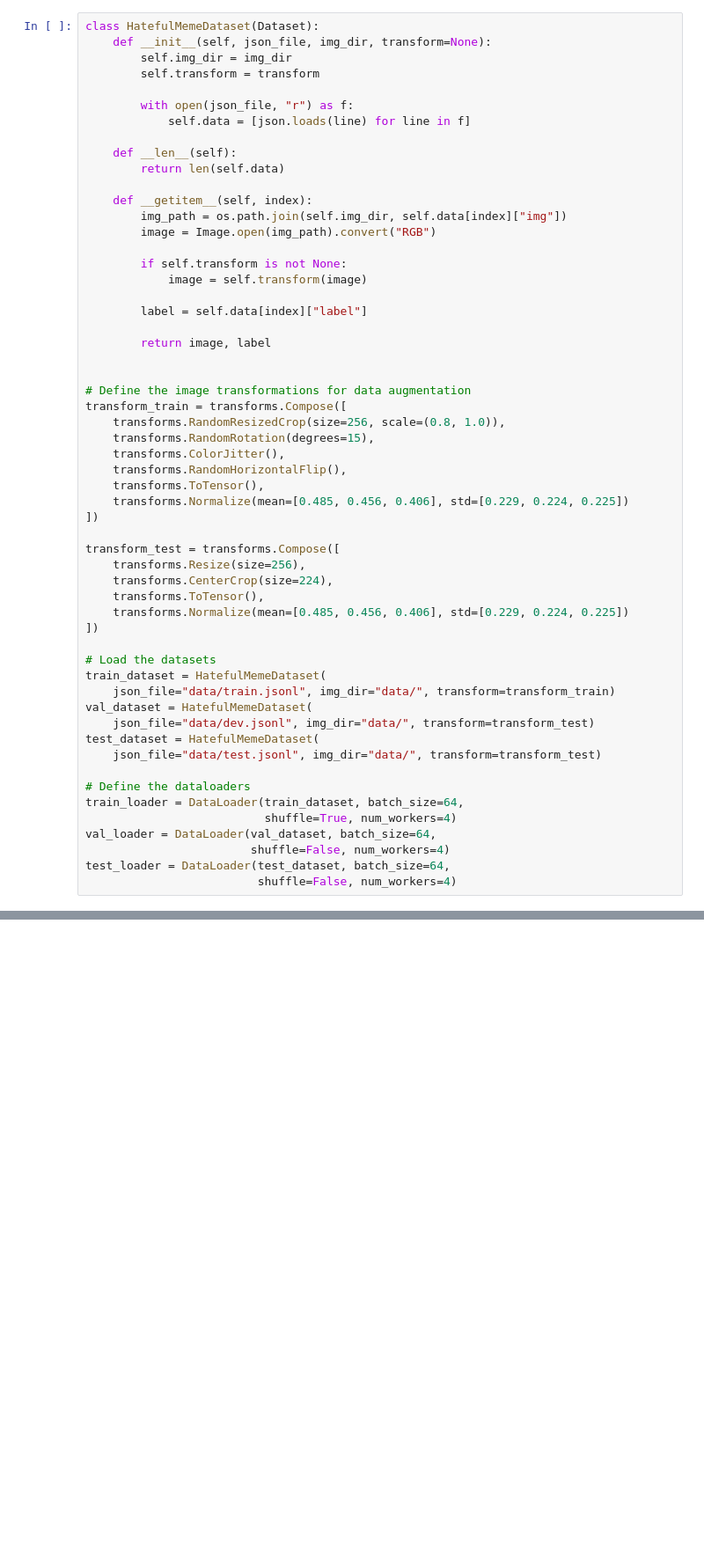
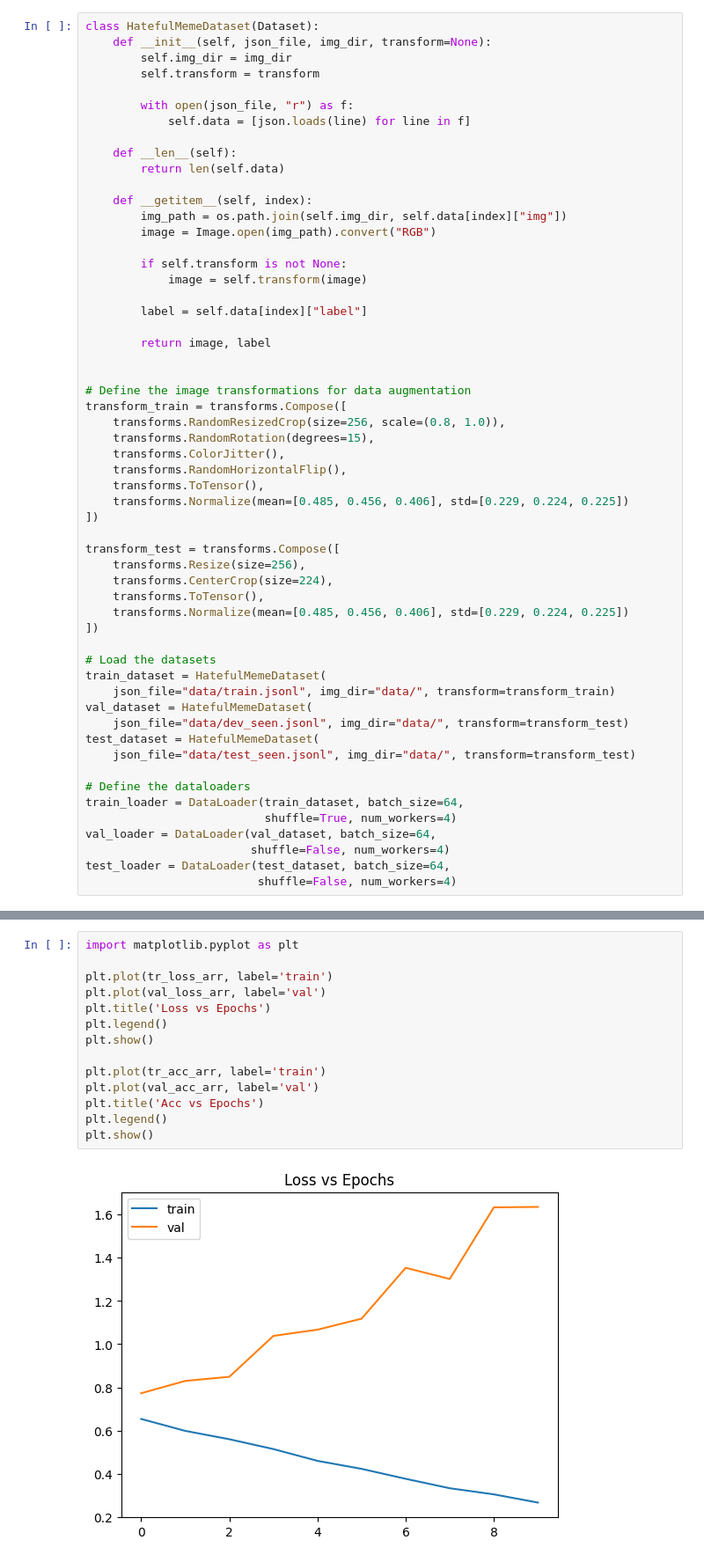
Before and after one commit to aayushgakhar/dl_assignments, a Jupyter notebook: a4/q1.ipynb, the cells around one changed output, grey strips where cells are left out. Shown at 88% size. Saved outputs shown, nothing was run; the diff lists cells and outputs as text; blank space fills up the shorter version.

```diff
--- a/a4/q1.ipynb
+++ b/a4/q1.ipynb
@@ -55,9 +57,9 @@ transform_test = transforms.Compose([
 train_dataset = HatefulMemeDataset(
     json_file="data/train.jsonl", img_dir="data/", transform=transform_train)
 val_dataset = HatefulMemeDataset(
-    json_file="data/dev.jsonl", img_dir="data/", transform=transform_test)
+    json_file="data/dev_seen.jsonl", img_dir="data/", transform=transform_test)
 test_dataset = HatefulMemeDataset(
-    json_file="data/test.jsonl", img_dir="data/", transform=transform_test)
+    json_file="data/test_seen.jsonl", img_dir="data/", transform=transform_test)
 
 # Define the dataloaders
 train_loader = DataLoader(train_dataset, batch_size=64,
@@ -158,0 +164,16 @@ with torch.no_grad():
+# %%
+import matplotlib.pyplot as plt
+
+plt.plot(tr_loss_arr, label='train')
+plt.plot(val_loss_arr, label='val')
+plt.title('Loss vs Epochs')
+plt.legend()
+plt.show()
+
+plt.plot(tr_acc_arr, label='train')
+plt.plot(val_acc_arr, label='val')
+plt.title('Acc vs Epochs')
+plt.legend()
+plt.show()
+# %% [output]
+[figure, added]
```
Also changed, not shown: parts of 7 cells of this notebook, 4 other files.
